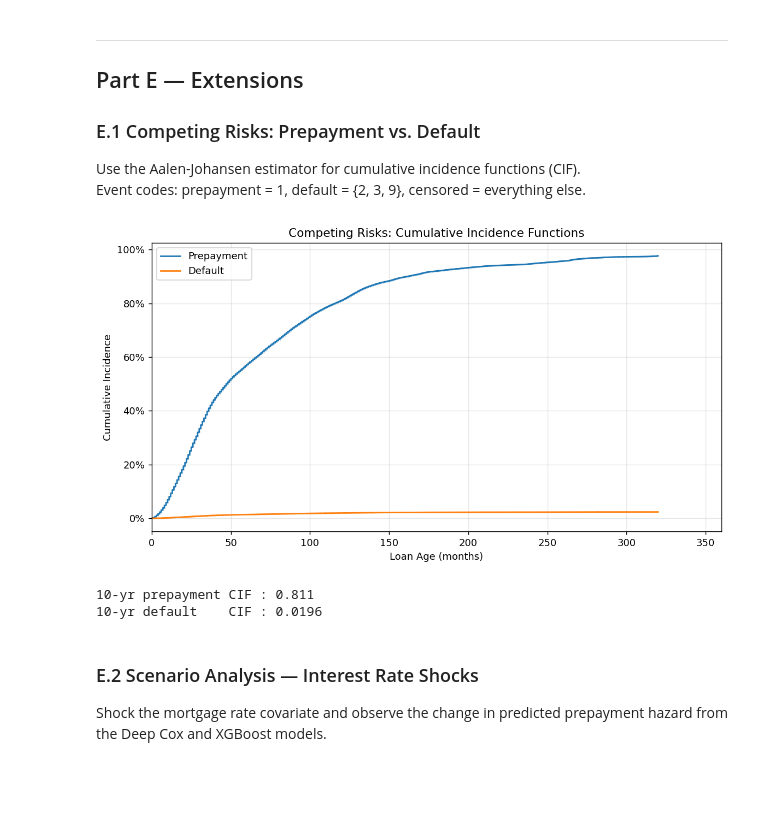
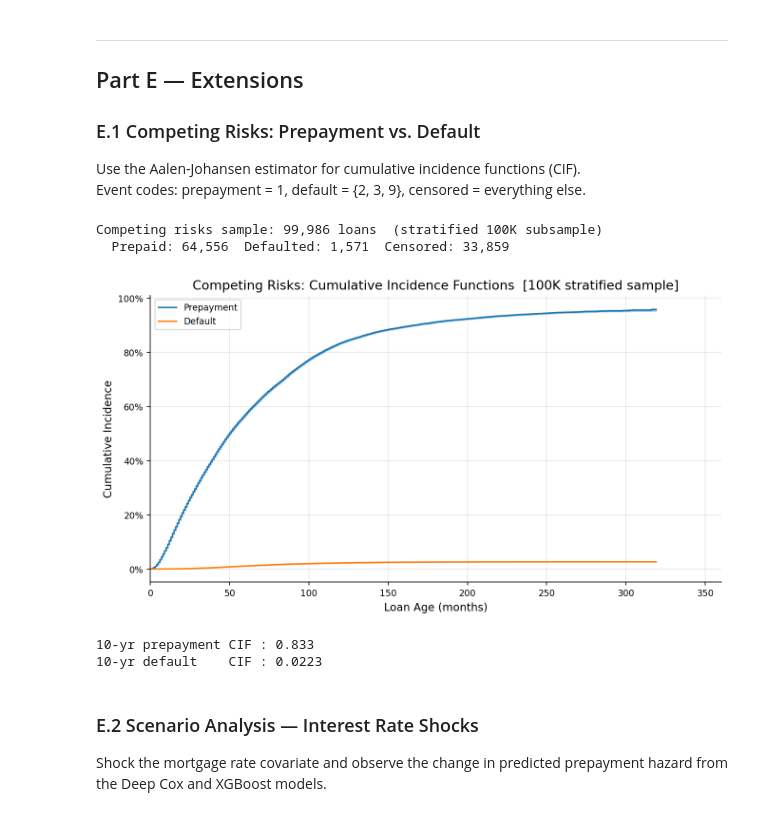
Before and after one commit to liny-r/IR-C-Assignment3, a Jupyter notebook: Assignment3.ipynb, the cells around one changed output. Drawn from its saved outputs; the diff is of its cells as text; code cells hidden in the pictures; blank space fills up the shorter version.

```diff
--- a/Assignment3.ipynb
+++ b/Assignment3.ipynb
@@ -1142,46 +1397,50 @@ Event codes: prepayment = 1, default = {2, 3, 9}, censored = everything else.
 # %%
 from lifelines import AalenJohansenFitter
 
-# event_type: 1 = prepaid, 2 = defaulted, 0 = censored
-sv_cr = sv.copy()
+# Use the stratified 100K subsample — Aalen-Johansen scales poorly with 34M rows.
+sv_cr = sv_sub[["duration", "prepaid", "defaulted"]].copy()
+print(f"Competing risks sample: {len(sv_cr):,} loans  (stratified 100K subsample)")
 sv_cr["event_type"] = 0
-sv_cr.loc[sv_cr["prepaid"] == 1,   "event_type"] = 1
+sv_cr.loc[sv_cr["prepaid"]   == 1, "event_type"] = 1
 sv_cr.loc[sv_cr["defaulted"] == 1, "event_type"] = 2
+print(f"  Prepaid: {(sv_cr['event_type']==1).sum():,}  "
+      f"Defaulted: {(sv_cr['event_type']==2).sum():,}  "
+      f"Censored: {(sv_cr['event_type']==0).sum():,}")
 
 T_cr = sv_cr["duration"]
 E_cr = sv_cr["event_type"]
 
 fig, ax = plt.subplots(figsize=(9, 5))
 
-# ── Prepayment CIF ────────────────────────────────────────────────────────────
 ajf_prepay = AalenJohansenFitter()
 ajf_prepay.fit(T_cr, E_cr, event_of_interest=1, label="Prepayment")
 ajf_prepay.plot_cumulative_density(ax=ax)
 
-# ── Default CIF ───────────────────────────────────────────────────────────────
 ajf_default = AalenJohansenFitter()
 ajf_default.fit(T_cr, E_cr, event_of_interest=2, label="Default")
 ajf_default.plot_cumulative_density(ax=ax)
 
 ax.set_xlabel("Loan Age (months)")
 ax.set_ylabel("Cumulative Incidence")
-ax.set_title("Competing Risks: Cumulative Incidence Functions")
+ax.set_title("Competing Risks: Cumulative Incidence Functions  [100K stratified sample]")
 ax.set_xlim(0, 360)
 ax.yaxis.set_major_formatter(mtick.PercentFormatter(xmax=1))
 ax.legend()
 ax.grid(alpha=0.3)
 plt.tight_layout()
 plt.savefig(OUT_DIR / "E1_competing_risks_cif.png", bbox_inches="tight")
 plt.show()
 
 col_p = ajf_prepay.cumulative_density_.columns[0]
 col_d = ajf_default.cumulative_density_.columns[0]
 print(f"10-yr prepayment CIF : {ajf_prepay.cumulative_density_[col_p].loc[120]:.3f}")
 print(f"10-yr default    CIF : {ajf_default.cumulative_density_[col_d].loc[120]:.4f}")
 # %% [output]
+Competing risks sample: 99,986 loans  (stratified 100K subsample)
+  Prepaid: 64,556  Defaulted: 1,571  Censored: 33,859
-[figure, old version]
+[figure, new version]
-10-yr prepayment CIF : 0.811
-10-yr default    CIF : 0.0196
+10-yr prepayment CIF : 0.833
+10-yr default    CIF : 0.0223
 # %% [markdown]
 ### E.2  Scenario Analysis — Interest Rate Shocks
 
```
Also changed, not shown: parts of 20 cells of this notebook, 11 other files.
